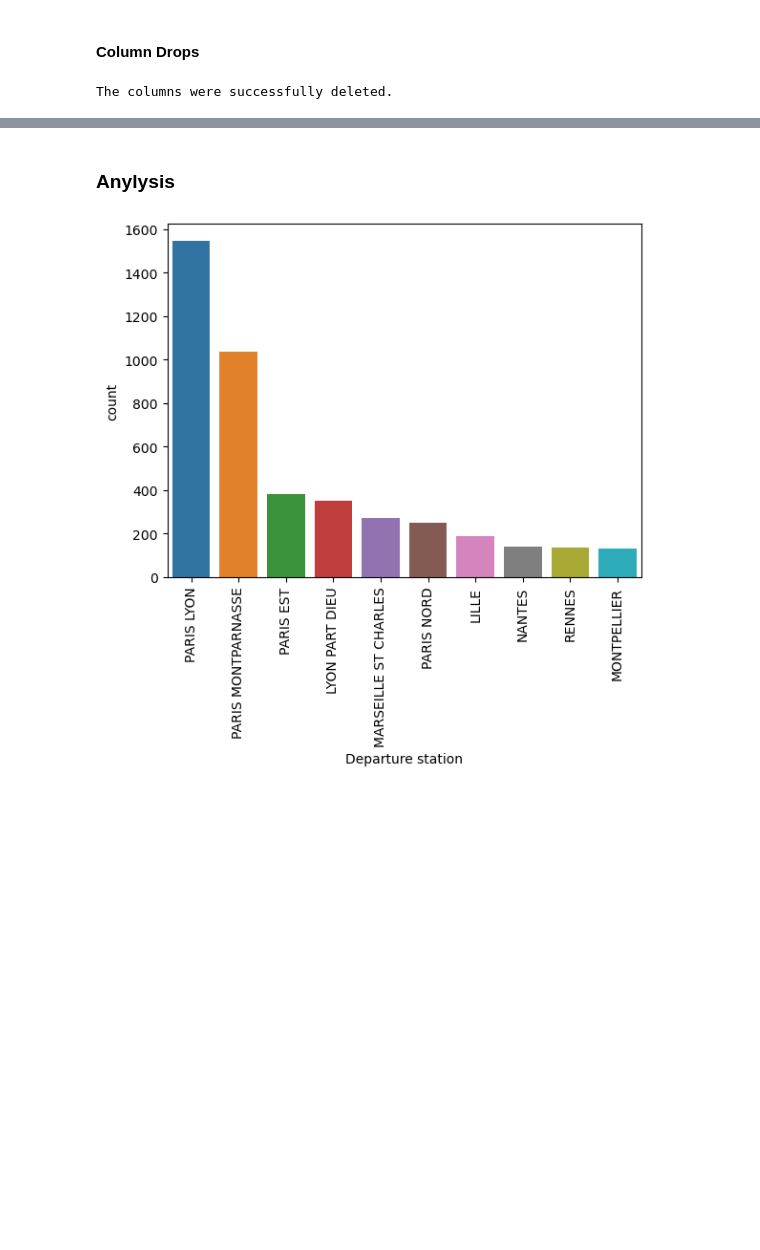
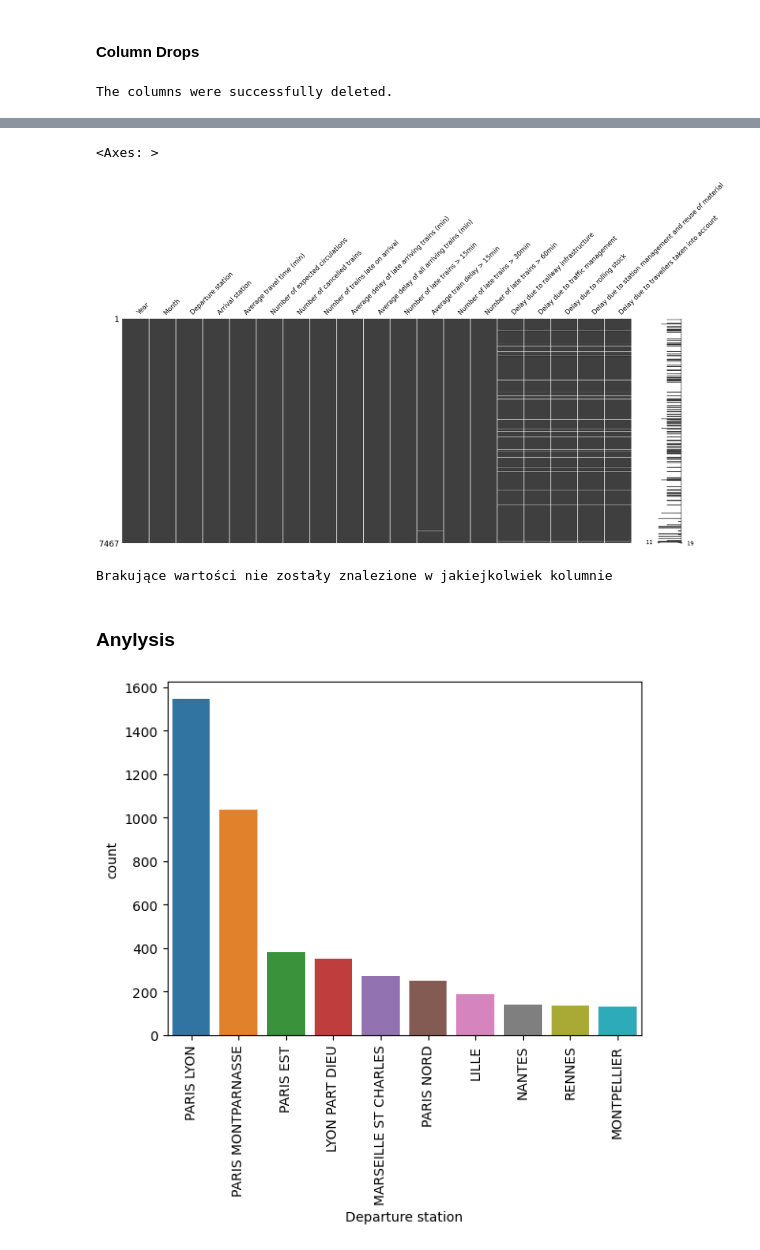
Before and after one commit to CrisMagdziak/Train_Traffic_Python, a Jupyter notebook: Trains_Project_v1.1.ipynb, the cells around one changed output, grey strips where cells are left out. Cells and saved outputs as stored; diff of their text form; code cells hidden in the pictures; blank space fills up the shorter version.

```diff
--- a/Trains_Project_v1.1.ipynb
+++ b/Trains_Project_v1.1.ipynb
@@ -210,7 +210,9 @@ col_to_drop = [
     '% trains late due to rolling stock',
     '% trains late due to station management and reuse of material',
     '% trains late due to passenger traffic (affluence, PSH management, connections)',
-    'Period', 'Delay due to external causes']
+    'Period', 'Delay due to external causes',
+    'Comment (optional) delays at departure',
+    'Comment (optional) delays on arrival']
 # %%
 # Drop non need columns
 df_clean.drop(columns= col_to_drop, inplace= True)
@@ -222,0 +252,6 @@ The columns were successfully deleted.
+# %%
+# Visualization of missing values
+ms.matrix(df_clean)
+# %% [output]
+<Axes: >
+[figure, added]
@@ -223,3 +264,8 @@ The columns were successfully deleted.
+# %%
+assert any(col for col in df_clean.columns if df_clean[col].isna().sum() == 0), 'Found missing values in at least one column'
+print('Missing values not found in any column')
+# %% [output]
+Brakujące wartości nie zostały znalezione w jakiejkolwiek kolumnie
 # %% [markdown]
 ### Anylysis
 # %%
```
Also changed, not shown: parts of 4 cells of this notebook.
